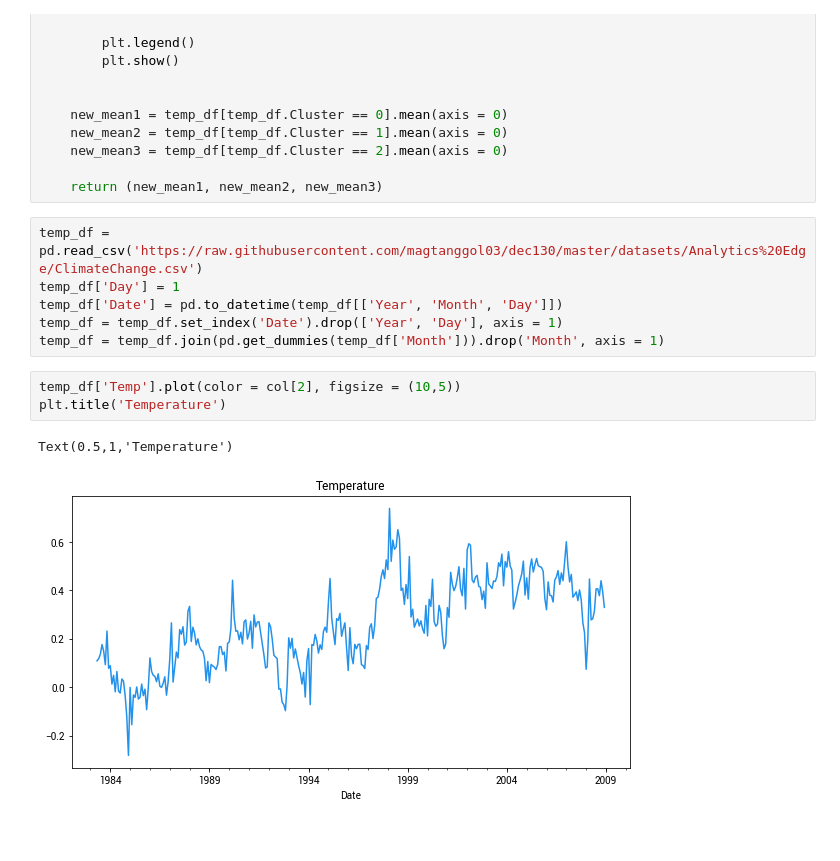
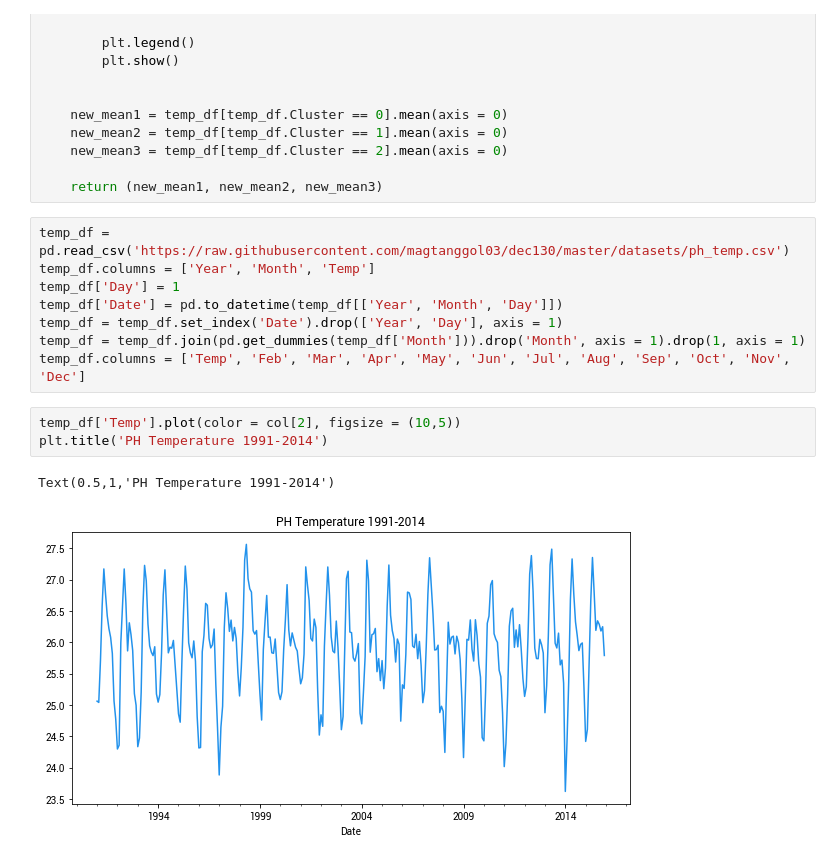
Before and after one commit to magtanggol03/dec130, a Jupyter notebook: notebooks/04 Time Series.ipynb, the cells around one changed output. Cells and saved outputs as stored; diff of their text form.

```diff
--- a/notebooks/04 Time Series.ipynb
+++ b/notebooks/04 Time Series.ipynb
@@ -147,14 +147,16 @@ def plot_assignments(df, mean1, mean2, mean3, wLabel = False):
 
     return (new_mean1, new_mean2, new_mean3)
 # %%
-temp_df = pd.read_csv('https://raw.githubusercontent.com/magtanggol03/dec130/master/datasets/Analytics%20Edge/ClimateChange.csv')
+temp_df = pd.read_csv('https://raw.githubusercontent.com/magtanggol03/dec130/master/datasets/ph_temp.csv')
+temp_df.columns = ['Year', 'Month', 'Temp']
 temp_df['Day'] = 1
 temp_df['Date'] = pd.to_datetime(temp_df[['Year', 'Month', 'Day']])
 temp_df = temp_df.set_index('Date').drop(['Year', 'Day'], axis = 1)
-temp_df = temp_df.join(pd.get_dummies(temp_df['Month'])).drop('Month', axis = 1)
+temp_df = temp_df.join(pd.get_dummies(temp_df['Month'])).drop('Month', axis = 1).drop(1, axis = 1)
+temp_df.columns = ['Temp', 'Feb', 'Mar', 'Apr', 'May', 'Jun', 'Jul', 'Aug', 'Sep', 'Oct', 'Nov', 'Dec']
 # %%
 temp_df['Temp'].plot(color = col[2], figsize = (10,5))
-plt.title('Temperature')
+plt.title('PH Temperature 1991-2014')
 # %% [output]
-Text(0.5,1,'Temperature')
+Text(0.5,1,'PH Temperature 1991-2014')
-[figure, old version]
+[figure, new version]
```
Also changed, not shown: parts of 20 cells of this notebook, 32 other files.
